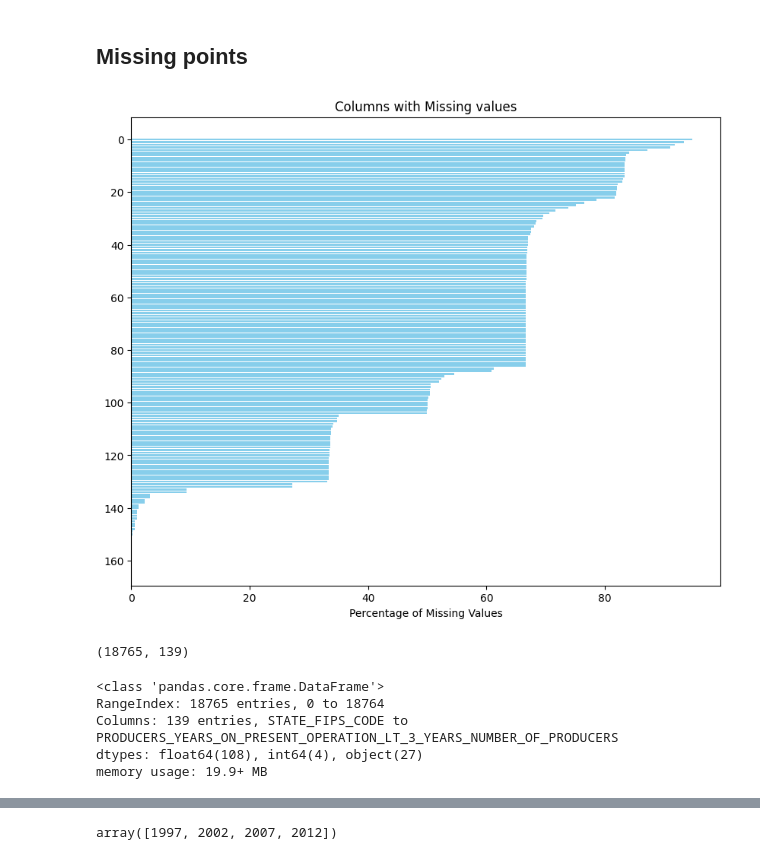
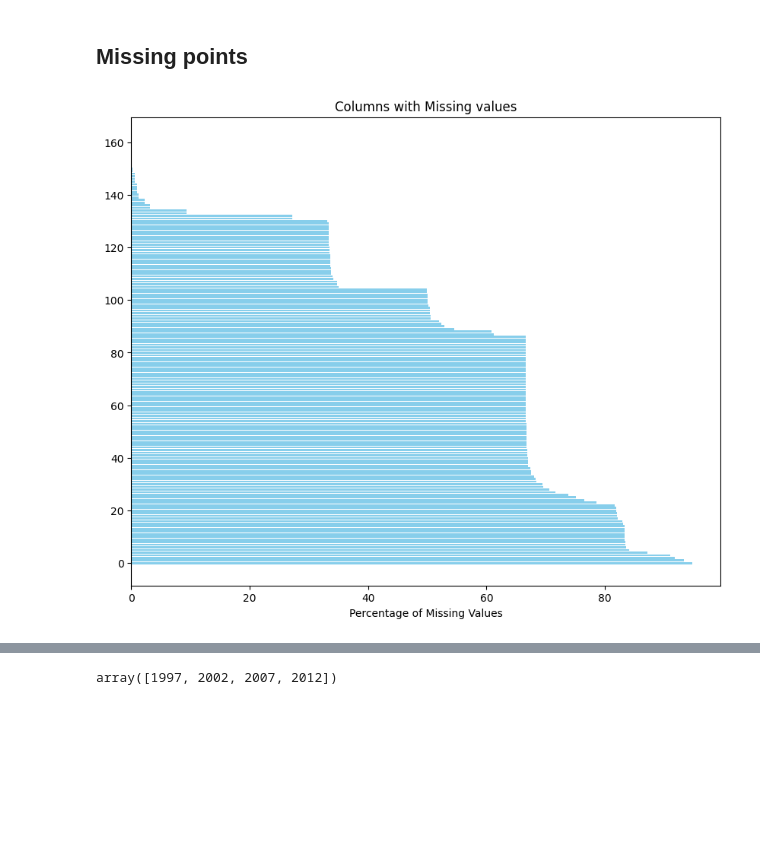
Before and after one commit to Khushi-12/HDSI_HACKATHON, a Jupyter notebook: HDSI_Hackathon_Solution.ipynb, the cells around one changed output, grey strips where cells are left out. Saved outputs shown, nothing was run; the diff lists cells and outputs as text; code cells hidden in the pictures; blank space fills up the shorter version.

```diff
--- a/HDSI_Hackathon_Solution.ipynb
+++ b/HDSI_Hackathon_Solution.ipynb
@@ -215,42 +195,21 @@ dtype: float64
 # %%
 import matplotlib.pyplot as plt
 
 # Calculate the percentage of missing values for each column
 missing_percentage = (landTotalsDf.isnull().sum() / len(landTotalsDf)) * 100
 
 # Sort the missing percentage in descending order
 missing_percentage_sorted = missing_percentage.sort_values(ascending=False)
 
 # Plot the missing values
 plt.figure(figsize=(10,8))
 plt.barh(list(cols_encode.values()), missing_percentage_sorted.values, color='skyblue')
 plt.xlabel('Percentage of Missing Values')
 plt.title('Columns with Missing values')
-plt.gca().invert_yaxis()  # Invert y-axis to display largest missing percentage at the top
+# plt.gca().invert_yaxis()  # Invert y-axis to display largest missing percentage at the top
 plt.show()
 # %% [output]
-[figure, old version]
+[figure, new version]
-# %%
-# Drop the missing values
-threshold = 80
-columns_to_drop = missing_percentage[missing_percentage > threshold].index
-cleaned_data = landTotalsDf.drop(columns=columns_to_drop)
-
-# Display the new shape of the dataset after dropping columns
-cleaned_data.shape
-# %% [output]
-(18765, 139)
-# %%
-# Get an overview of the cleaned data: types and summary statistics
-cleaned_data_info = cleaned_data.info()
-
-cleaned_data_info
-# %% [output]
-<class 'pandas.core.frame.DataFrame'>
-RangeIndex: 18765 entries, 0 to 18764
-Columns: 139 entries, STATE_FIPS_CODE to PRODUCERS_YEARS_ON_PRESENT_OPERATION_LT_3_YEARS_NUMBER_OF_PRODUCERS
-dtypes: float64(108), int64(4), object(27)
-memory usage: 19.9+ MB
 # %%
 # Print out the columns which start with AG
 for e in landTotalsDf.columns:
```
Also changed, not shown: parts of 62 cells of this notebook.
